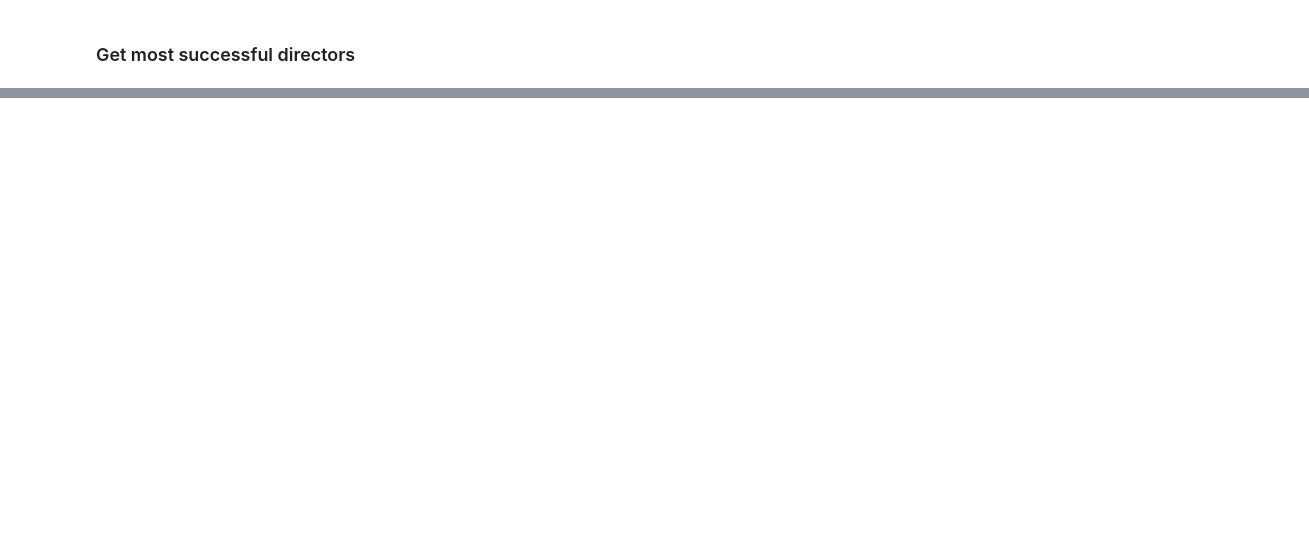
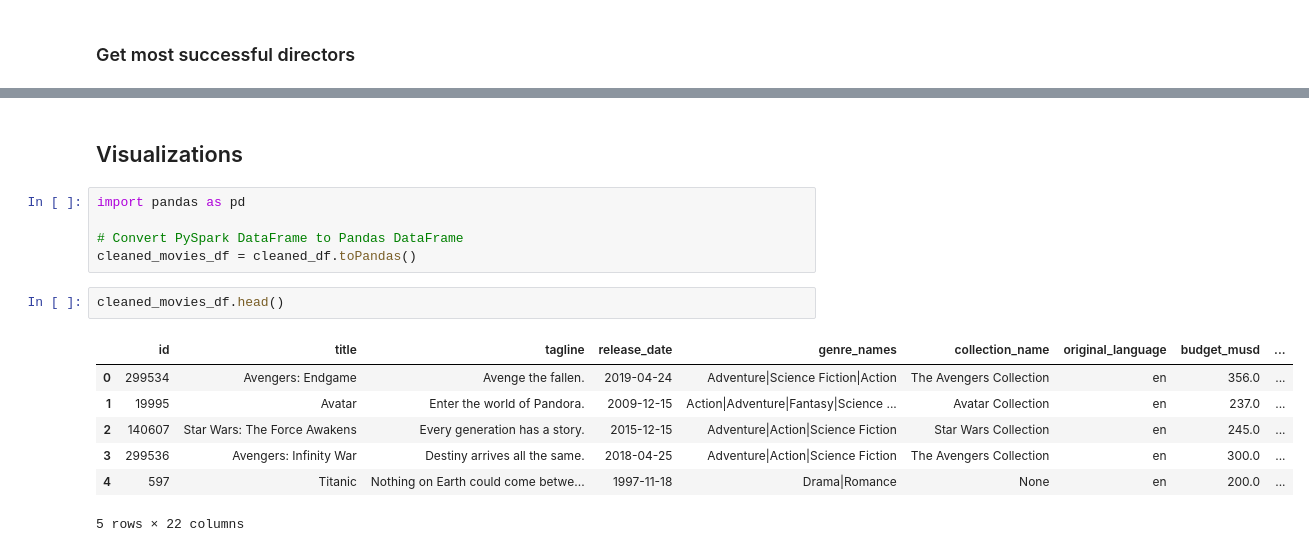
Before and after one commit to b-kenneth/Python_Fundamentals, a Jupyter notebook: notebooks/movie_analysis.ipynb, the cells around one changed output, grey strips where cells are left out. Drawn from its saved outputs; the diff is of its cells as text; blank space fills up the shorter version.

Commit message:
Visualizations completed

```diff
--- a/notebooks/movie_analysis.ipynb
+++ b/notebooks/movie_analysis.ipynb
@@ -485,3 +485,20 @@ Most Successful Directors:
 |Jennifer Lee|Chris Buck|1              |1453.683476  |7.249      |
 |Ryan Coogler           |1              |1349.926083  |7.373      |
 +-----------------------+---------------+-------------+-----------+
+# %% [markdown]
+## Visualizations
+# %%
+import pandas as pd
+
+# Convert PySpark DataFrame to Pandas DataFrame
+cleaned_movies_df = cleaned_df.toPandas()
+# %%
+cleaned_movies_df.head()
+# %% [output]
+|  | id | title | tagline | release_date | genre_names | collection_name | original_language | budget_musd | ... |
+| 0 | 299534 | Avengers: Endgame | Avenge the fallen. | 2019-04-24 | Adventure|Science Fiction|Action | The Avengers Collection | en | 356.0 | ... |
+| 1 | 19995 | Avatar | Enter the world of Pandora. | 2009-12-15 | Action|Adventure|Fantasy|Science ... | Avatar Collection | en | 237.0 | ... |
+| 2 | 140607 | Star Wars: The Force Awakens | Every generation has a story. | 2015-12-15 | Adventure|Action|Science Fiction | Star Wars Collection | en | 245.0 | ... |
+| 3 | 299536 | Avengers: Infinity War | Destiny arrives all the same. | 2018-04-25 | Adventure|Action|Science Fiction | The Avengers Collection | en | 300.0 | ... |
+| 4 | 597 | Titanic | Nothing on Earth could come betwe... | 1997-11-18 | Drama|Romance | None | en | 200.0 | ... |
+5 rows × 22 columns
```
Also changed, not shown: parts of 22 cells of this notebook.
